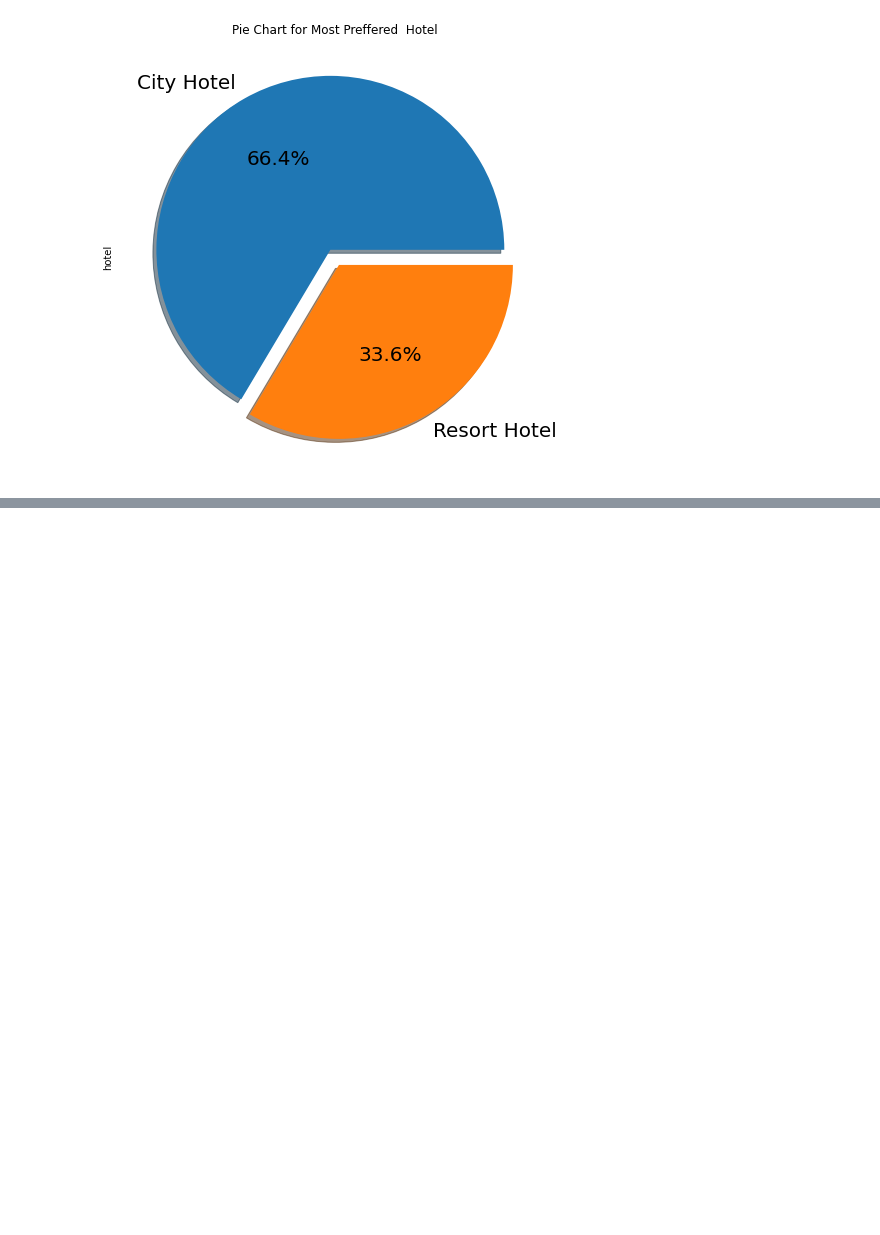
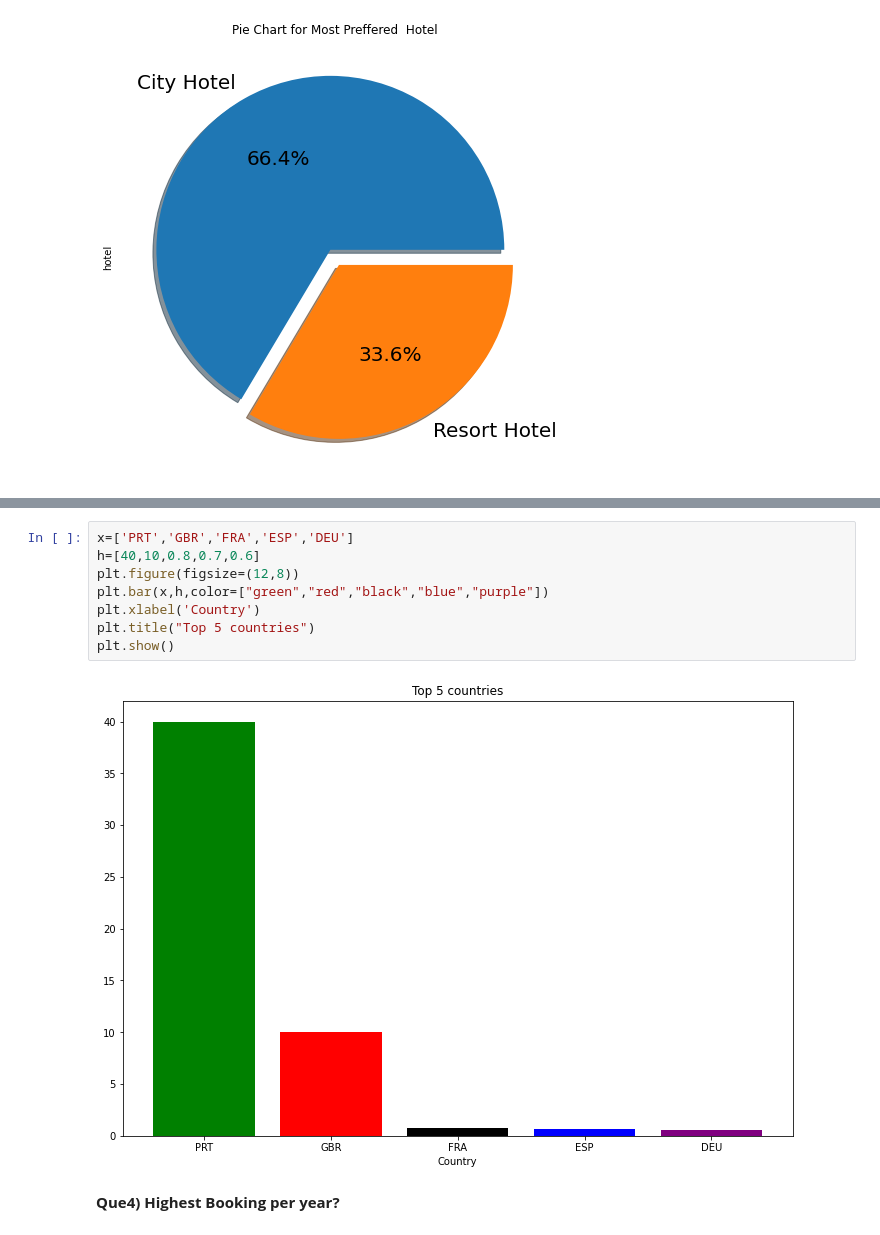
Before and after one commit to SumitAwagan123/hotel-booking-analysis-, a Jupyter notebook: Sumit_Awagan_Hotel_Booking_Analysis_Capstone_Project.ipynb, the cells around one changed output, grey strips where cells are left out. Drawn from its saved outputs; the diff is of its cells as text; blank space fills up the shorter version.

```diff
--- a/Sumit_Awagan_Hotel_Booking_Analysis_Capstone_Project.ipynb
+++ b/Sumit_Awagan_Hotel_Booking_Analysis_Capstone_Project.ipynb
@@ -228,0 +250,12 @@ Text(0.5, 1.0, 'Pie Chart for Most Preffered  Hotel')
+# %%
+x=['PRT','GBR','FRA','ESP','DEU']
+h=[40,10,0.8,0.7,0.6]
+plt.figure(figsize=(12,8))
+plt.bar(x,h,color=["green","red","black","blue","purple"])
+plt.xlabel('Country')
+plt.title("Top 5 countries")
+plt.show()
+# %% [output]
+[figure, added]
+# %% [markdown]
+**Que4) Highest Booking per year?**
```
Also changed, not shown: parts of 14 cells of this notebook.
